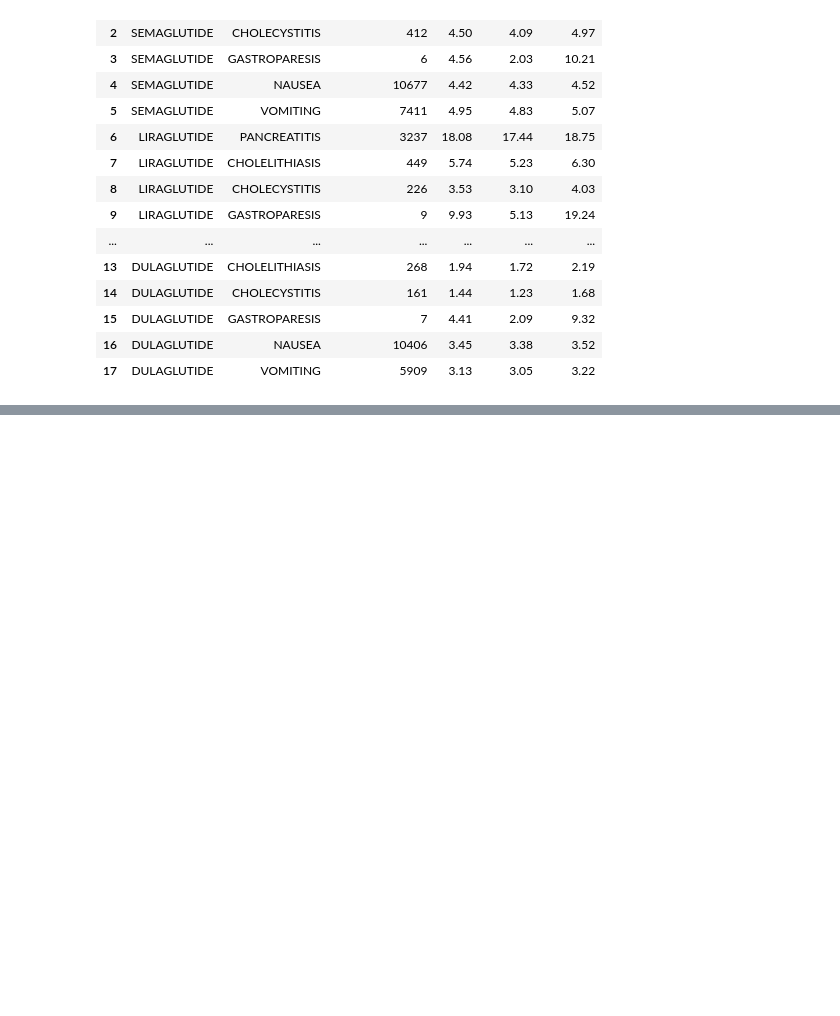
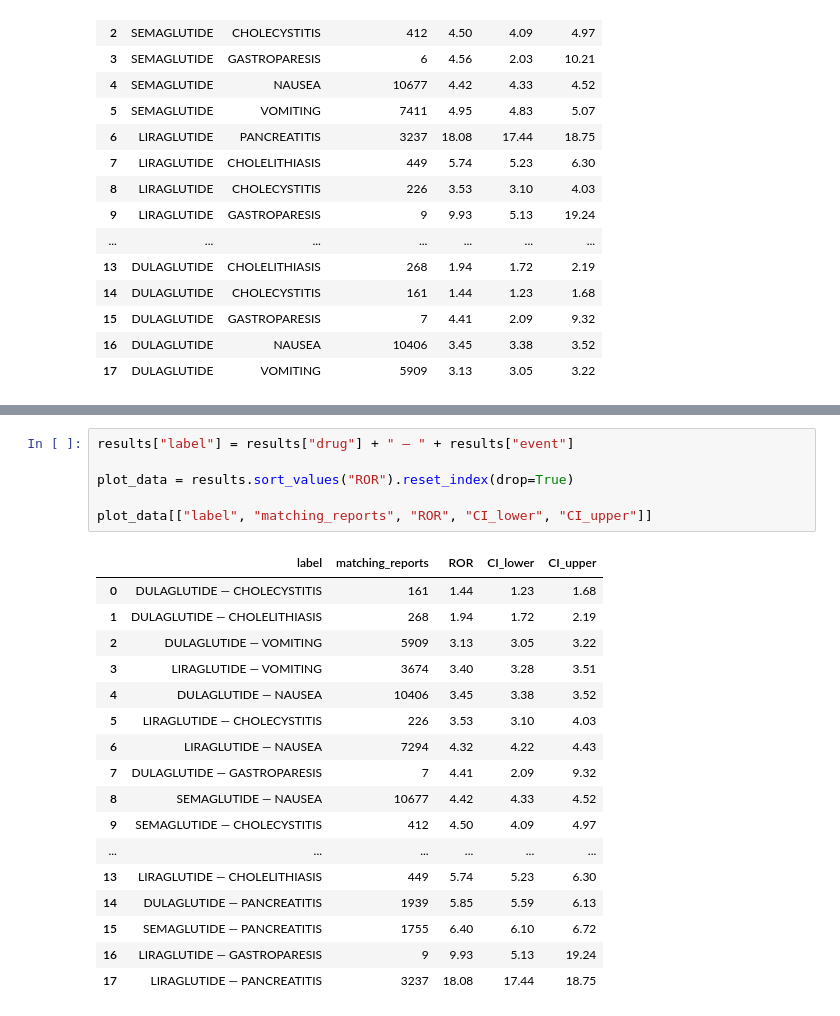
Before and after one commit to Majed-MD-AI/GLP1-Real-World-Drug-Safety, a Jupyter notebook: 01_openfda_data.ipynb, the cells around one changed output, grey strips where cells are left out. Drawn from its saved outputs; the diff is of its cells as text; blank space fills up the shorter version.

```diff
--- a/01_openfda_data.ipynb
+++ b/01_openfda_data.ipynb
@@ -245,0 +276,24 @@ results
+# %%
+results["label"] = results["drug"] + " — " + results["event"]
+
+plot_data = results.sort_values("ROR").reset_index(drop=True)
+
+plot_data[["label", "matching_reports", "ROR", "CI_lower", "CI_upper"]]
+# %% [output]
+|  | label | matching_reports | ROR | CI_lower | CI_upper |
+| 0 | DULAGLUTIDE — CHOLECYSTITIS | 161 | 1.44 | 1.23 | 1.68 |
+| 1 | DULAGLUTIDE — CHOLELITHIASIS | 268 | 1.94 | 1.72 | 2.19 |
+| 2 | DULAGLUTIDE — VOMITING | 5909 | 3.13 | 3.05 | 3.22 |
+| 3 | LIRAGLUTIDE — VOMITING | 3674 | 3.40 | 3.28 | 3.51 |
+| 4 | DULAGLUTIDE — NAUSEA | 10406 | 3.45 | 3.38 | 3.52 |
+| 5 | LIRAGLUTIDE — CHOLECYSTITIS | 226 | 3.53 | 3.10 | 4.03 |
+| 6 | LIRAGLUTIDE — NAUSEA | 7294 | 4.32 | 4.22 | 4.43 |
+| 7 | DULAGLUTIDE — GASTROPARESIS | 7 | 4.41 | 2.09 | 9.32 |
+| 8 | SEMAGLUTIDE — NAUSEA | 10677 | 4.42 | 4.33 | 4.52 |
+| 9 | SEMAGLUTIDE — CHOLECYSTITIS | 412 | 4.50 | 4.09 | 4.97 |
+| ... | ... | ... | ... | ... | ... |
+| 13 | LIRAGLUTIDE — CHOLELITHIASIS | 449 | 5.74 | 5.23 | 6.30 |
+| 14 | DULAGLUTIDE — PANCREATITIS | 1939 | 5.85 | 5.59 | 6.13 |
+| 15 | SEMAGLUTIDE — PANCREATITIS | 1755 | 6.40 | 6.10 | 6.72 |
+| 16 | LIRAGLUTIDE — GASTROPARESIS | 9 | 9.93 | 5.13 | 19.24 |
+| 17 | LIRAGLUTIDE — PANCREATITIS | 3237 | 18.08 | 17.44 | 18.75 |
```
Also changed, not shown: parts of 2 cells of this notebook.
